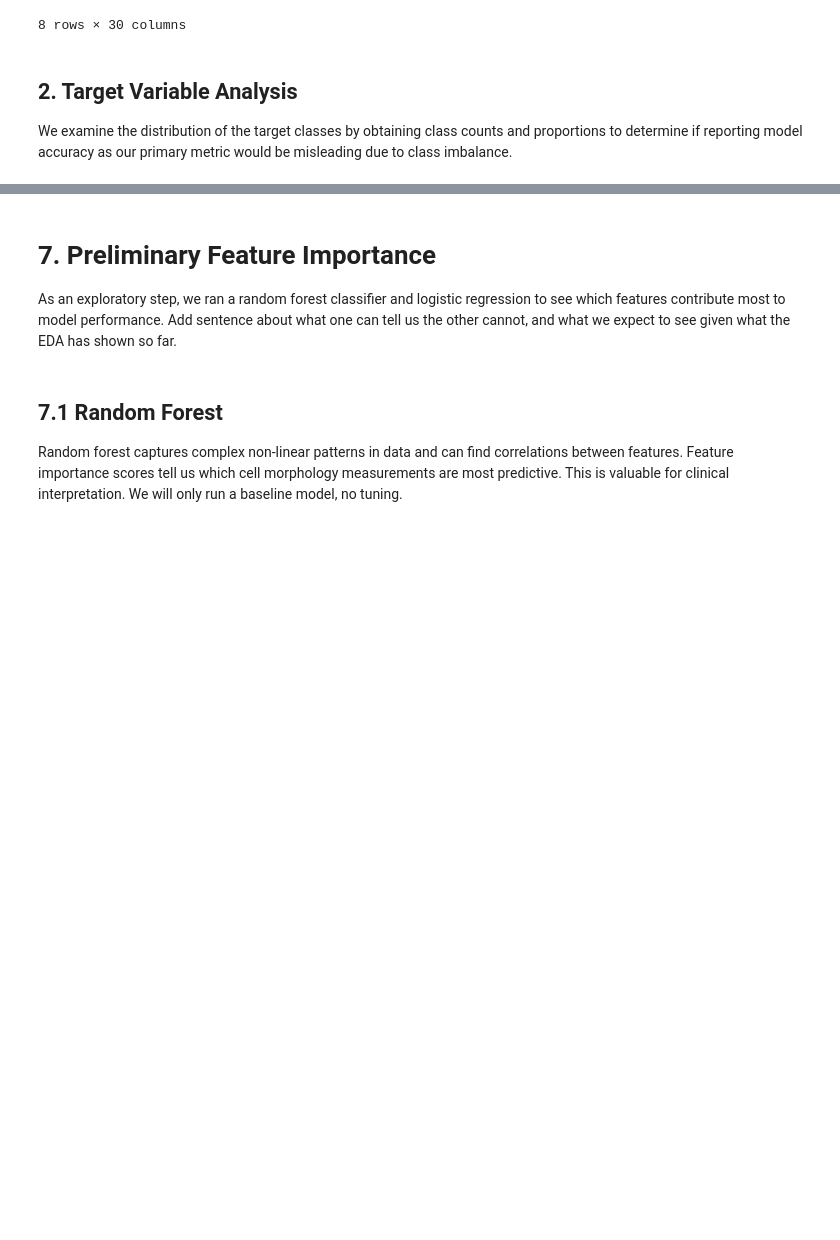
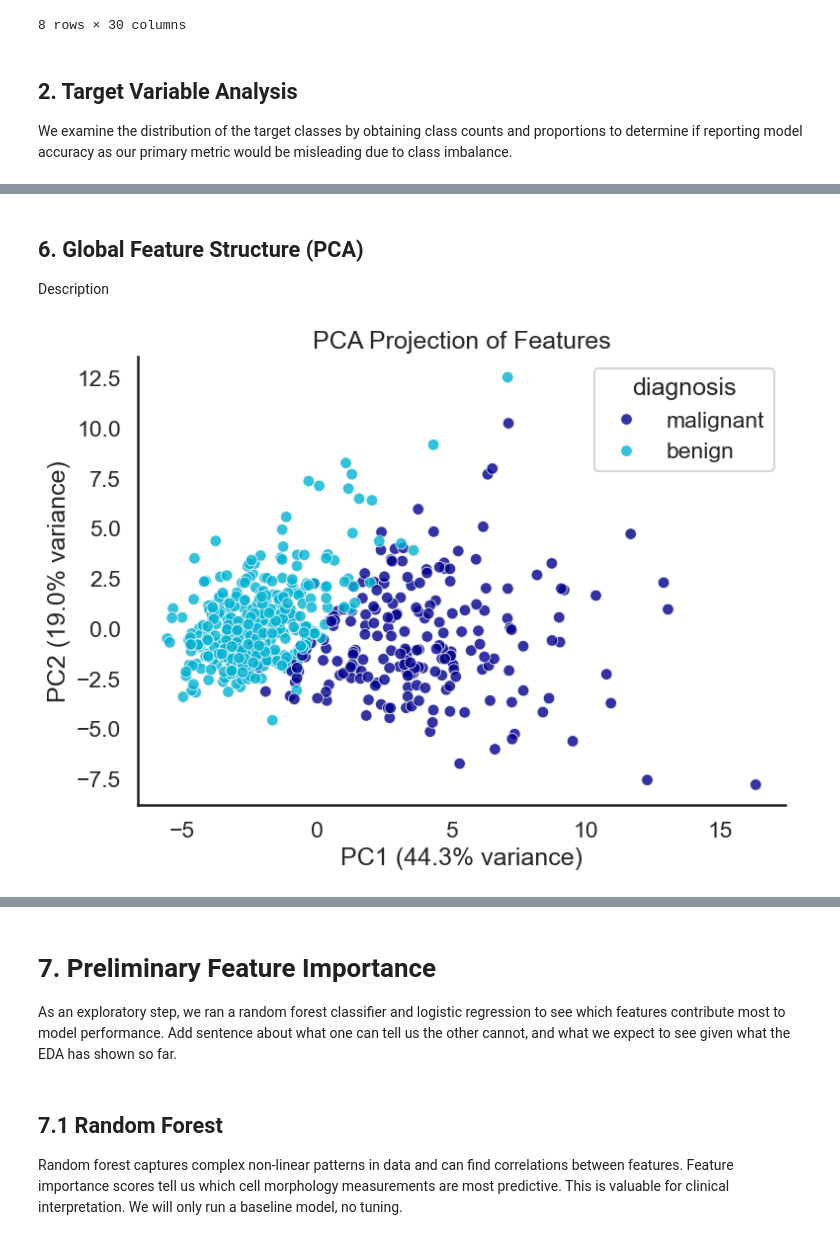
Before and after one commit to sarahcreighton/breast-cancer-classifier, a Jupyter notebook: notebooks/01_eda.ipynb, the cells around one changed output, grey strips where cells are left out. Drawn from its saved outputs; the diff is of its cells as text; code cells hidden in the pictures; blank space fills up the shorter version.

```diff
--- a/notebooks/01_eda.ipynb
+++ b/notebooks/01_eda.ipynb
@@ -489,0 +307,7 @@ for m in measures:
+# %% [markdown]
+## 6. Global Feature Structure (PCA)
+Description
+# %%
+vis.plot_pca(df, palette=cols)
+# %% [output]
+[figure, added]
```
Also changed, not shown: parts of 35 cells of this notebook.
